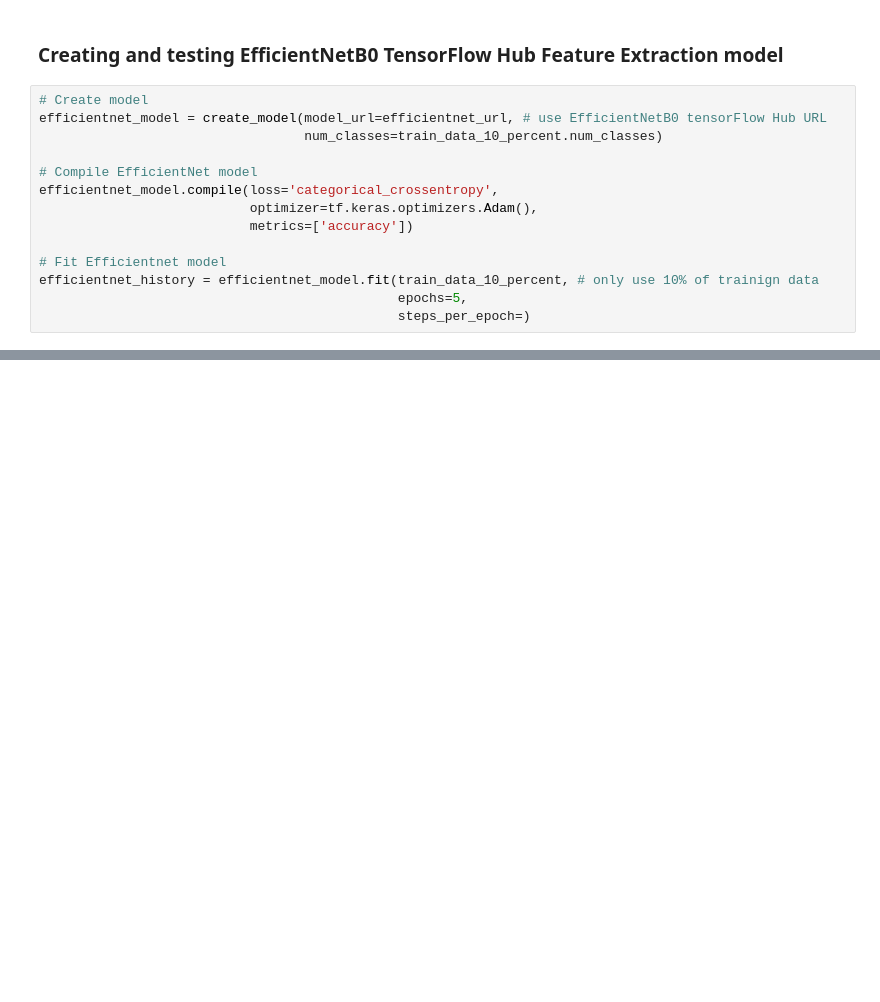
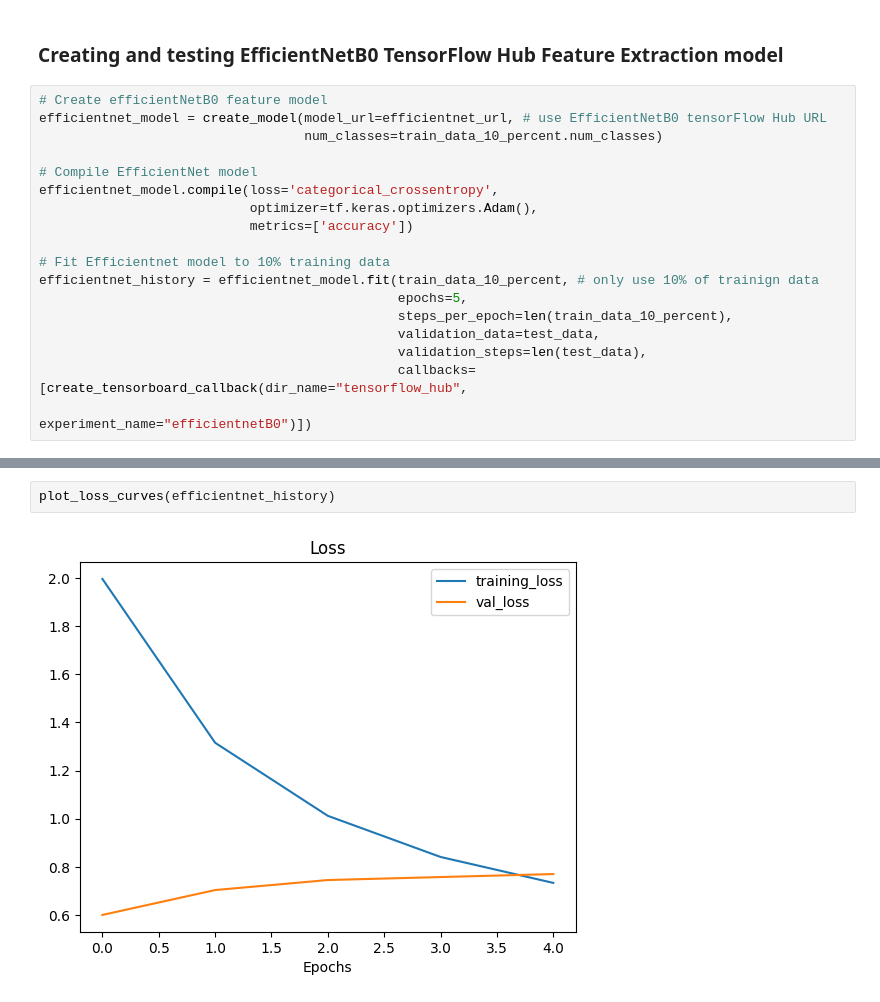
Before and after one commit to mehmetzorlu/tensowflow_bootcamp, a Jupyter notebook: 04_transfer_learning_in_tensorflow_p1.ipynb, the cells around one changed output, grey strips where cells are left out. Cells and saved outputs as stored; diff of their text form; blank space fills up the shorter version.

Commit message:
building and training  efficientnet (149)

```diff
--- a/04_transfer_learning_in_tensorflow_p1.ipynb
+++ b/04_transfer_learning_in_tensorflow_p1.ipynb
@@ -303,7 +292,7 @@ plot_loss_curves(resnet_history)
 # %% [markdown]
 ### Creating and testing EfficientNetB0 TensorFlow Hub Feature Extraction model
 # %%
-# Create model
+# Create efficientNetB0 feature model
 efficientnet_model = create_model(model_url=efficientnet_url, # use EfficientNetB0 tensorFlow Hub URL
                                   num_classes=train_data_10_percent.num_classes)
 
@@ -312,7 +301,11 @@ efficientnet_model.compile(loss='categorical_crossentropy',
                            optimizer=tf.keras.optimizers.Adam(),
                            metrics=['accuracy'])
 
-# Fit Efficientnet model
+# Fit Efficientnet model to 10% training data
 efficientnet_history = efficientnet_model.fit(train_data_10_percent, # only use 10% of trainign data
                                               epochs=5,
-                                              steps_per_epoch=)
+                                              steps_per_epoch=len(train_data_10_percent),
+                                              validation_data=test_data,
+                                              validation_steps=len(test_data),
+                                              callbacks=[create_tensorboard_callback(dir_name="tensorflow_hub",
+                                                                                    experiment_name="efficientnetB0")])
@@ -318,0 +324,4 @@ efficientnet_history = efficientnet_model.fit(train_data_10_percent, # only use
+# %%
+plot_loss_curves(efficientnet_history)
+# %% [output]
+[figure, added]
```
Also changed, not shown: parts of 7 cells of this notebook.
